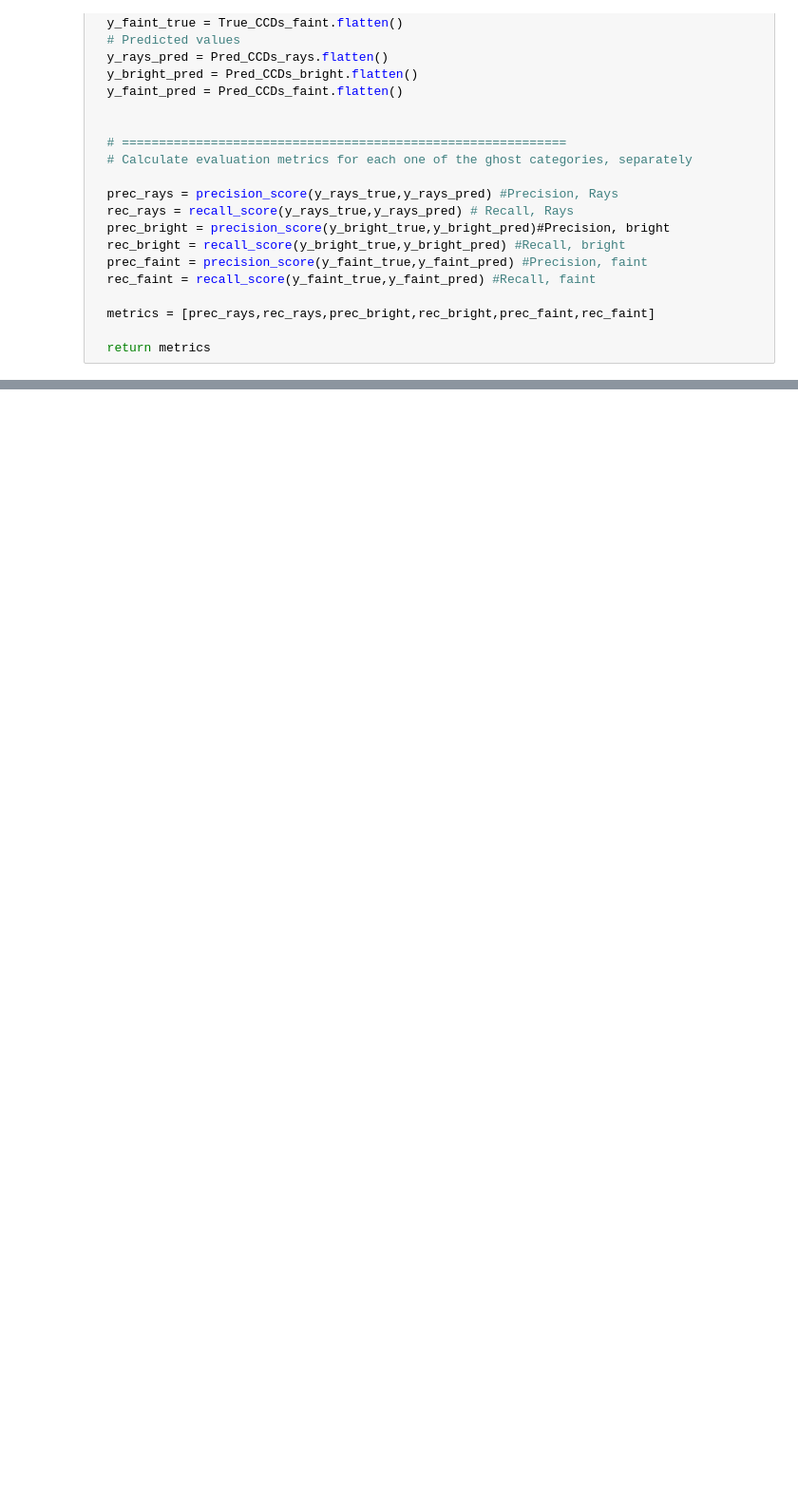
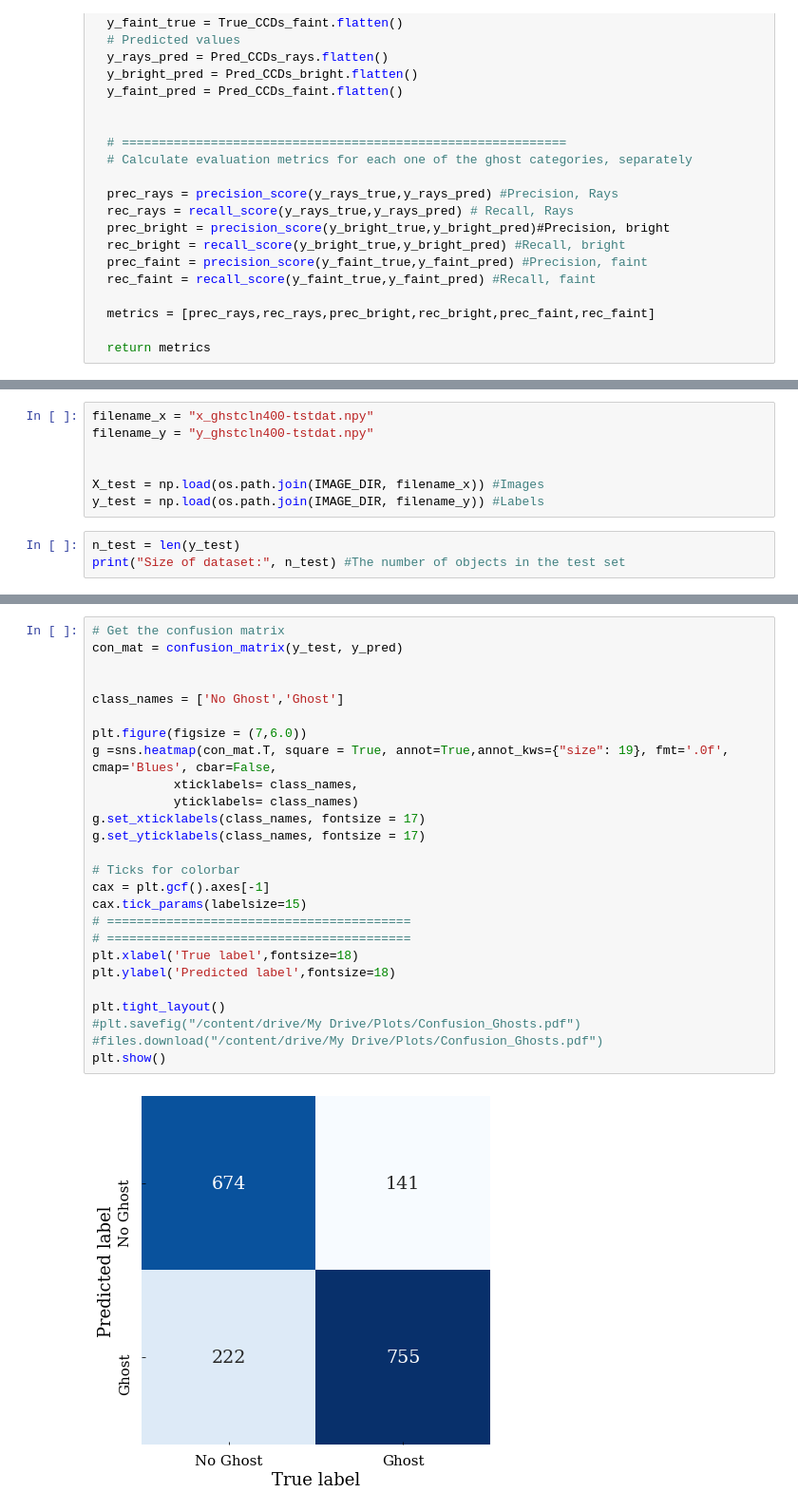
Before and after one commit to dtanoglidis/DeepGhostBusters, a Jupyter notebook: Inference_and_Evaluation.ipynb, the cells around one changed output, grey strips where cells are left out. Shown at 95% size. Cells and saved outputs as stored; diff of their text form; blank space fills up the shorter version.

```diff
--- a/Inference_and_Evaluation.ipynb
+++ b/Inference_and_Evaluation.ipynb
@@ -609,0 +930,10 @@ plt.show()
+# %%
+filename_x = "x_ghstcln400-tstdat.npy"
+filename_y = "y_ghstcln400-tstdat.npy"
+
+
+X_test = np.load(os.path.join(IMAGE_DIR, filename_x)) #Images
+y_test = np.load(os.path.join(IMAGE_DIR, filename_y)) #Labels
+# %%
+n_test = len(y_test)
+print("Size of dataset:", n_test) #The number of objects in the test set
@@ -609,0 +977,28 @@ plt.show()
+# %%
+# Get the confusion matrix
+con_mat = confusion_matrix(y_test, y_pred)
+
+
+class_names = ['No Ghost','Ghost']
+
+plt.figure(figsize = (7,6.0))
+g =sns.heatmap(con_mat.T, square = True, annot=True,annot_kws={"size": 19}, fmt='.0f', cmap='Blues', cbar=False,
+           xticklabels= class_names,
+           yticklabels= class_names)
+g.set_xticklabels(class_names, fontsize = 17)
+g.set_yticklabels(class_names, fontsize = 17)
+
+# Ticks for colorbar
+cax = plt.gcf().axes[-1]
+cax.tick_params(labelsize=15)
+# =========================================
+# =========================================
+plt.xlabel('True label',fontsize=18)
+plt.ylabel('Predicted label',fontsize=18)
+
+plt.tight_layout()
+#plt.savefig("/content/drive/My Drive/Plots/Confusion_Ghosts.pdf")
+#files.download("/content/drive/My Drive/Plots/Confusion_Ghosts.pdf")
+plt.show()
+# %% [output]
+[figure, added]
```
Also changed, not shown: parts of 25 cells of this notebook.
